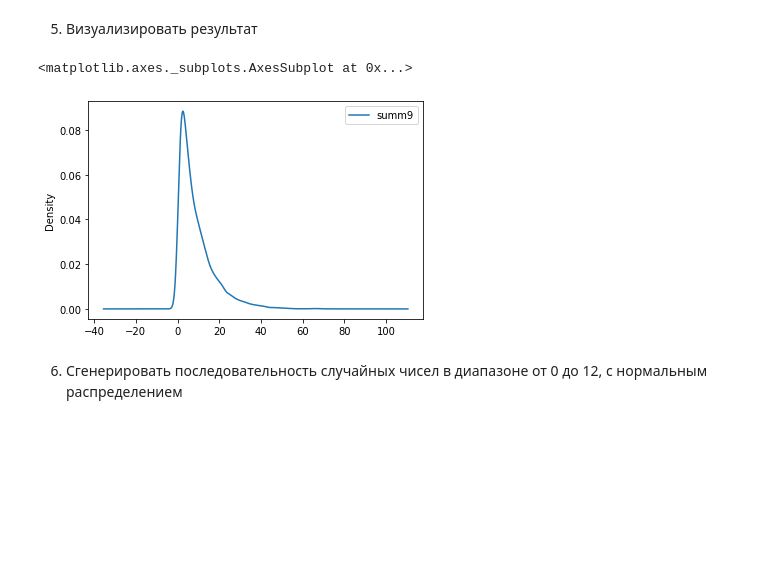
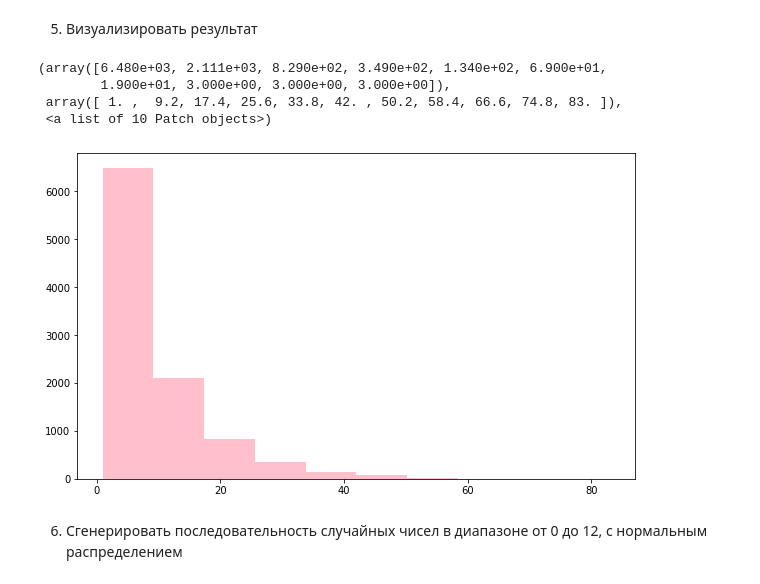
Before and after one commit to YuliiaB82/Data-Science, a Jupyter notebook: HW06/HW06(2).ipynb, the cells around one changed output. Saved outputs shown, nothing was run; the diff lists cells and outputs as text; code cells hidden in the pictures; blank space fills up the shorter version.

```diff
--- a/HW06/HW06(2).ipynb
+++ b/HW06/HW06(2).ipynb
@@ -85,10 +83,14 @@ nine['summ9'] = summ9
 # %% [markdown]
 5. Визуализировать результат
-# %%
-nine.plot(kind='density')
-# %% [output]
-<matplotlib.axes._subplots.AxesSubplot at 0x...>
-[figure, removed]
+# %%
+plt.figure(figsize=(10,6))
+plt.hist(summ9, color = 'pink')
+# %% [output]
+(array([6.480e+03, 2.111e+03, 8.290e+02, 3.490e+02, 1.340e+02, 6.900e+01,
+        1.900e+01, 3.000e+00, 3.000e+00, 3.000e+00]),
+ array([ 1. ,  9.2, 17.4, 25.6, 33.8, 42. , 50.2, 58.4, 66.6, 74.8, 83. ]),
+ <a list of 10 Patch objects>)
+[figure, added]
 # %% [markdown]
 6. Сгенерировать последовательность случайных чисел в диапазоне от 0 до 12, с нормальным распределением
 # %%
```
Also changed, not shown: parts of 1 cell of this notebook.
